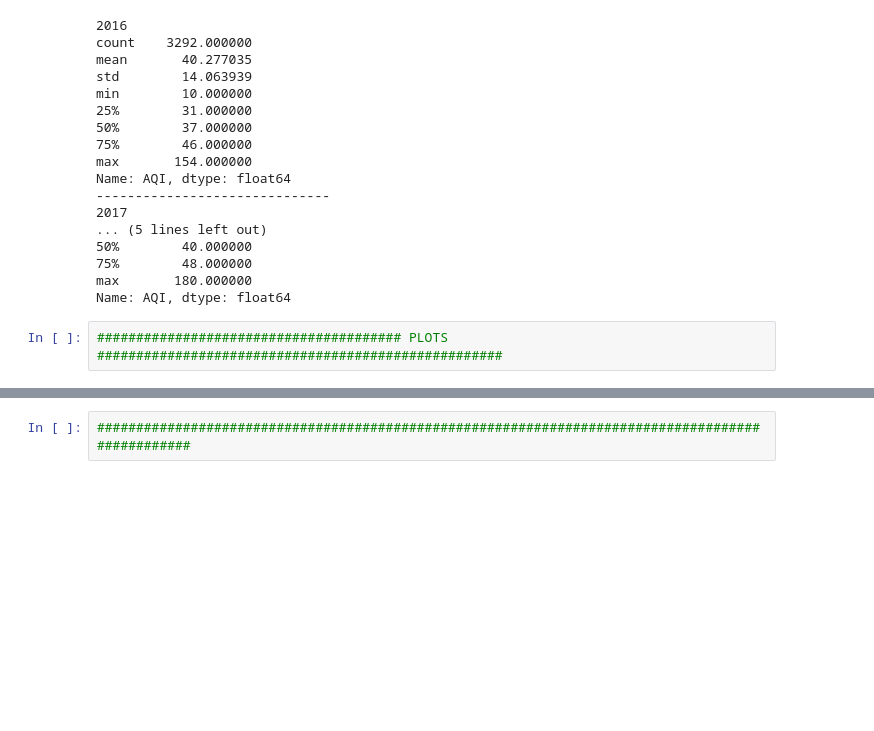
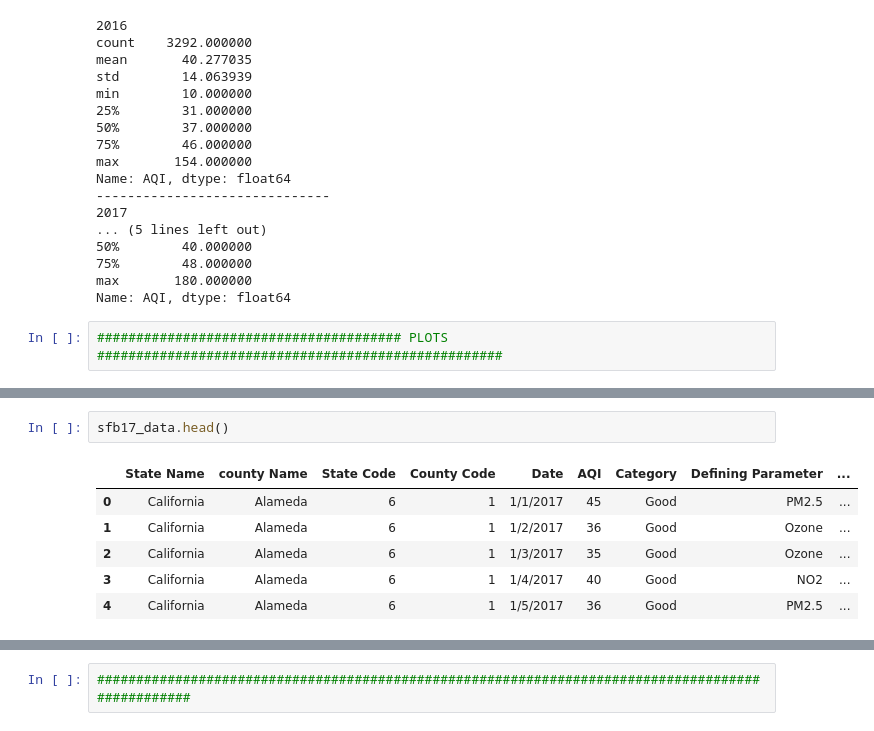
Before and after one commit to HP-Nunes/airQualityInTheBayArea_October2017, a Jupyter notebook: Push_to_Master/Master_Notebook.ipynb, the cells around one changed output, grey strips where cells are left out. Cells and saved outputs as stored; diff of their text form; blank space fills up the shorter version.

```diff
--- a/Push_to_Master/Master_Notebook.ipynb
+++ b/Push_to_Master/Master_Notebook.ipynb
@@ -205,0 +243,9 @@ sns.lmplot( x="county Name", y="AQI", data=sfb17_data, fit_reg=False, hue='Categ
+# %%
+sfb17_data.head()
+# %% [output]
+|  | State Name | county Name | State Code | County Code | Date | AQI | Category | Defining Parameter | ... |
+| 0 | California | Alameda | 6 | 1 | 1/1/2017 | 45 | Good | PM2.5 | ... |
+| 1 | California | Alameda | 6 | 1 | 1/2/2017 | 36 | Good | Ozone | ... |
+| 2 | California | Alameda | 6 | 1 | 1/3/2017 | 35 | Good | Ozone | ... |
+| 3 | California | Alameda | 6 | 1 | 1/4/2017 | 40 | Good | NO2 | ... |
+| 4 | California | Alameda | 6 | 1 | 1/5/2017 | 36 | Good | PM2.5 | ... |
```
Also changed, not shown: parts of 8 cells of this notebook, 7 other files.
